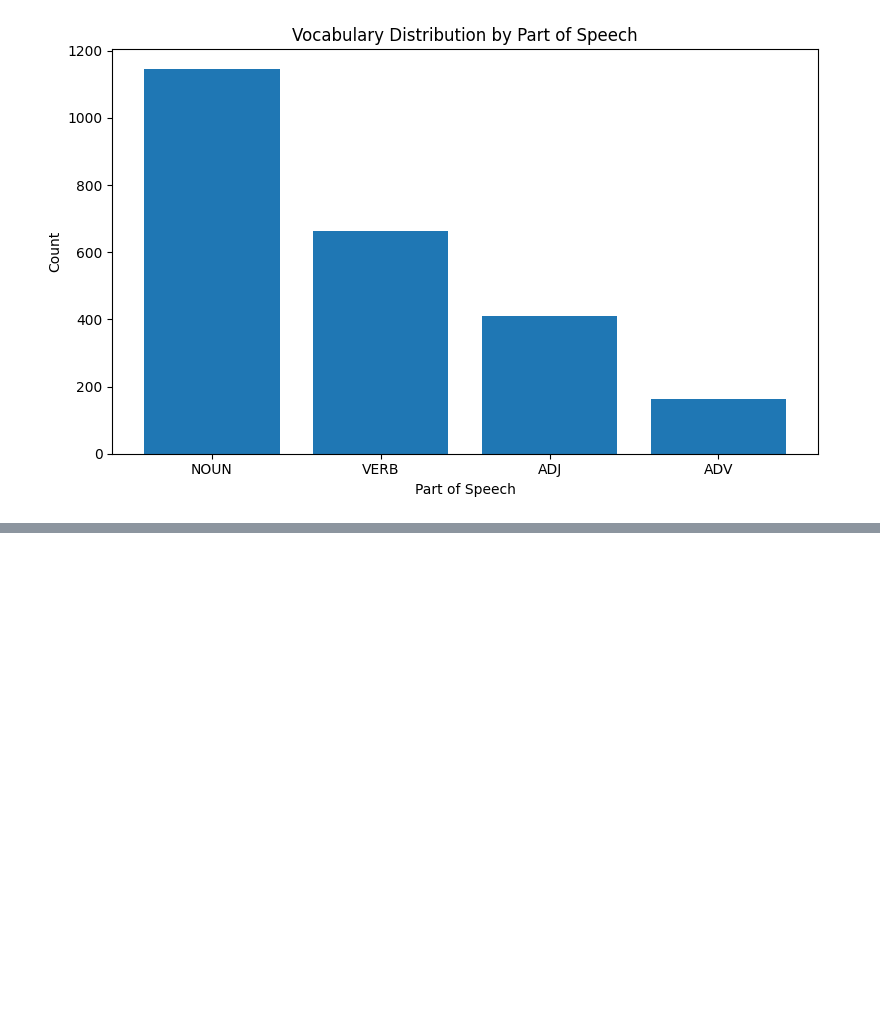
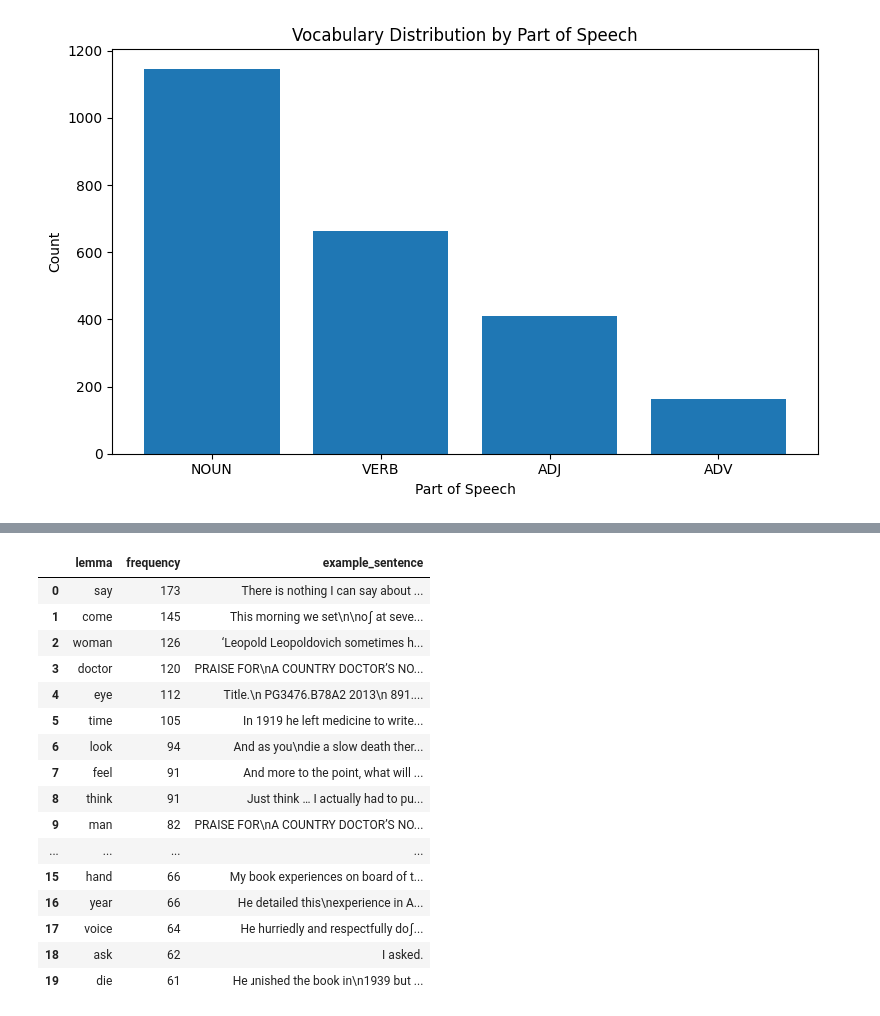
Before and after one commit to nrzdhmz/book-vocabulary-extractor, a Jupyter notebook: notebooks/01_pdf_extraction.ipynb, the cells around one changed output, grey strips where cells are left out. Saved outputs shown, nothing was run; the diff lists cells and outputs as text; code cells hidden in the pictures; blank space fills up the shorter version.

Commit message:
example sentence added

```diff
--- a/notebooks/01_pdf_extraction.ipynb
+++ b/notebooks/01_pdf_extraction.ipynb
@@ -149,0 +171,5 @@ plt.show()
+# %%
+from src.example_extractor import add_example_sentences
+
+vocab_with_examples = add_example_sentences(vocab_df, text)
+vocab_with_examples.head(5)
@@ -149,0 +183,20 @@ plt.show()
+# %%
+vocab_with_examples[["lemma", "frequency", "example_sentence"]].head(20)
+# %% [output]
+|  | lemma | frequency | example_sentence |
+| 0 | say | 173 | There is nothing I can say about ... |
+| 1 | come | 145 | This morning we set\n\noʃ at seve... |
+| 2 | woman | 126 | ‘Leopold Leopoldovich sometimes h... |
+| 3 | doctor | 120 | PRAISE FOR\nA COUNTRY DOCTOR’S NO... |
+| 4 | eye | 112 | Title.\n PG3476.B78A2 2013\n 891.... |
+| 5 | time | 105 | In 1919 he left medicine to write... |
+| 6 | look | 94 | And as you\ndie a slow death ther... |
+| 7 | feel | 91 | And more to the point, what will ... |
+| 8 | think | 91 | Just think … I actually had to pu... |
+| 9 | man | 82 | PRAISE FOR\nA COUNTRY DOCTOR’S NO... |
+| ... | ... | ... | ... |
+| 15 | hand | 66 | My book experiences on board of t... |
+| 16 | year | 66 | He detailed this\nexperience in A... |
+| 17 | voice | 64 | He hurriedly and respectfully doʃ... |
+| 18 | ask | 62 | I asked. |
+| 19 | die | 61 | He ɹnished the book in\n1939 but ... |
```
Also changed, not shown: parts of 7 cells of this notebook, 2 other files.
